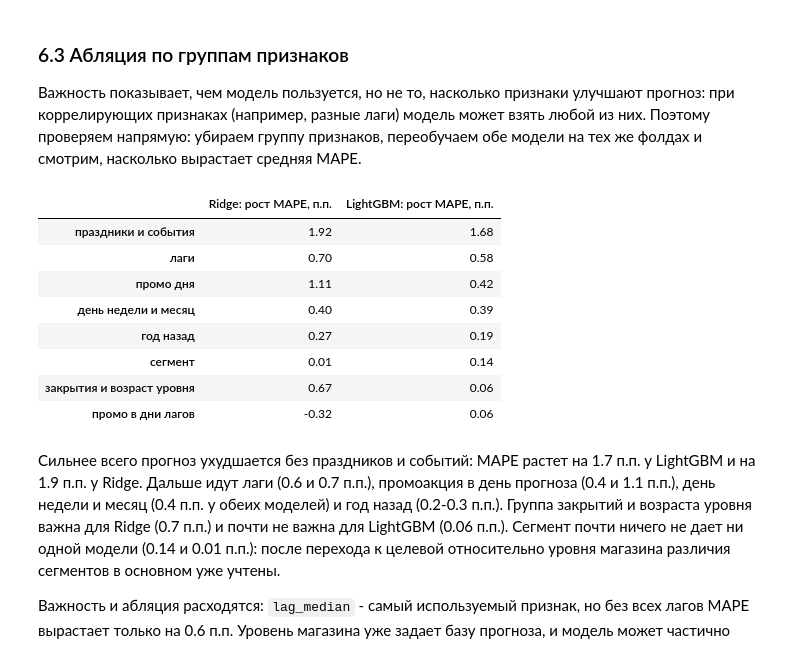
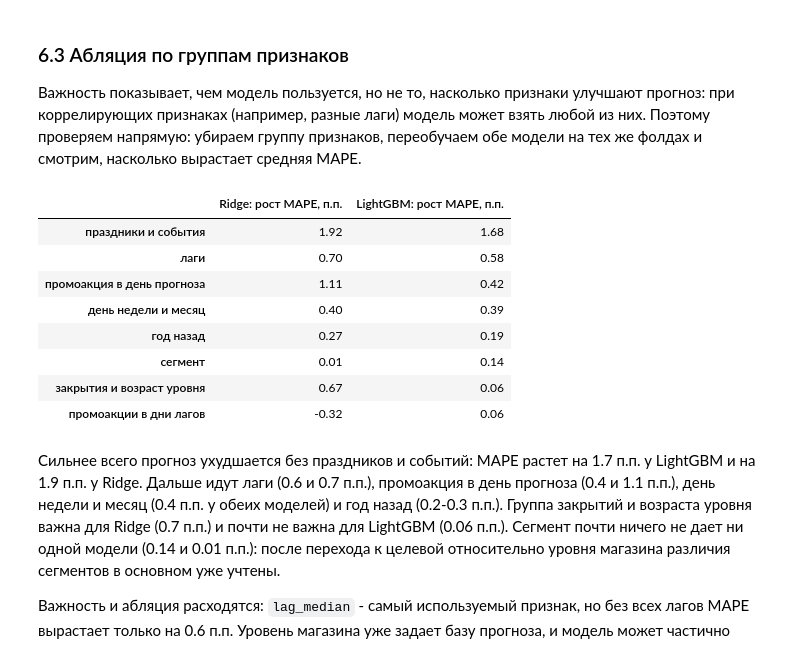
Before and after one commit to e-plakutina/customers-prediction-service, a Jupyter notebook: notebooks/03_modeling.ipynb, the cells around one changed output. Drawn from its saved outputs; the diff is of its cells as text; code cells hidden in the pictures.

```diff
--- a/notebooks/03_modeling.ipynb
+++ b/notebooks/03_modeling.ipynb
@@ -145,13 +109,9 @@ holdout["day_status"].value_counts().rename("дней").to_frame()
 
 Для выбора признаков и гиперпараметров используем 3 фолда по 6 недель с расширяющимся окном: модель для каждого фолда обучается на всех данных до его начала. Фолды выбраны так, чтобы проверить разные условия: зимний - рождественский период, весенний - Пасха и майские праздники, летний - последние 6 недель трейна, ближайшие к отложенному периоду. Для сравнения в таблицу добавлен отложенный период.
 # %%
-FOLDS = pd.DataFrame({
-    "fold": ["зима", "весна", "лето"],
-    "start": pd.to_datetime(["2014-12-06", "2015-03-28", "2015-05-09"]),
-    "end": pd.to_datetime(["2015-01-16", "2015-05-08", "2015-06-19"]),
-})
-periods = pd.concat([FOLDS, pd.DataFrame({"fold": ["отложенный"], "start": [TEST_START], "end": [HOLDOUT_END]})],
-                    ignore_index=True)
+# фолды заданы в пакете: src/customers_prediction/validation.py
+periods = pd.DataFrame([{"fold": fold.name, "start": fold.start, "end": fold.end} for fold in FOLDS]
+                       + [{"fold": "отложенный", "start": TEST_START, "end": HOLDOUT_END}])
 
 is_holiday = calendar["StateHoliday"].astype("string").fillna("0").ne("0")
 holiday_dates = np.sort(calendar.loc[is_holiday, "Date"].unique())
@@ -294,10 +230,10 @@ pd.DataFrame(rows).set_index(["fold", "бейзлайн"]).round(1)
 **Для модели:** у этих магазинов в начале 2015 года нет недавней истории, и модель столкнется с той же проблемой, что и бейзлайн (лаги не протягиваются через пробел выгрузки).
 # %%
 rows = []
-for fold in FOLDS.itertuples():
-    days = period_days(fold.start, fold.end)
+for fold in FOLDS:
+    days = period_days(calendar, fold.start, fold.end)
     for name in BASELINES:
-        rows.append({"fold": fold.fold, "бейзлайн": name,
+        rows.append({"fold": fold.name, "бейзлайн": name,
                      **metrics(days["customers_clean"], baselines.loc[days.index, name])})
 baseline_scores = pd.DataFrame(rows)
 
@@ -322,7 +258,7 @@ summary.sort_index(axis=1, level=0, sort_remaining=False).round(1)
 # %% [markdown]
 Проверим вывод раздела 3.2 ноутбука `02_eda`: лаг 7 должен систематически ошибаться из-за чередования наличия/отсутствия промоакций. Если неделю назад фаза промоакции была другой, лаг 7 занижает прогноз в дни с промоакцией и завышает в дни без промоакции. Поэтому сравниваем не только среднюю абсолютную ошибку, но и среднюю ошибку со знаком, выраженную в процентах от фактического значения. Положительное смещение означает, что бейзлайн в среднем завышает прогноз, отрицательное - занижает.
 # %%
-folds_days = pd.concat([period_days(f.start, f.end).assign(fold=f.fold) for f in FOLDS.itertuples()])
+folds_days = pd.concat([period_days(calendar, f.start, f.end).assign(fold=f.name) for f in FOLDS])
 y = folds_days["customers_clean"].astype(float)
 errors = pd.concat([
     pd.DataFrame({"бейзлайн": name, "fold": folds_days["fold"],
@@ -830,22 +637,15 @@ lgbm_table.head(10).round(2)
 
 Сравниваем бейзлайны раздела 2 и обе модели с выбранными гиперпараметрами на одних и тех же открытых днях фолдов. Улучшение - на сколько процентов модель уменьшает среднюю по фолдам ошибку бейзлайна.
 # %%
-def lgbm_fit_predict(params: dict):
-    def fit_predict(X_train, y_train, X_test):
-        return make_lgbm(**params).fit(X_train, y_train).predict(X_test)
-    return fit_predict
-
-
-predictions = {name: pd.concat([pd.DataFrame({"fold": f.fold, "pred": baselines.loc[period_days(f.start, f.end).index, name]})
-                                for f in FOLDS.itertuples()]) for name in BASELINES}
-predictions["Ridge"] = fold_predictions(ridge_fit_predict(RIDGE_ALPHA))
-predictions["LightGBM"] = fold_predictions(lgbm_fit_predict(LGBM_PARAMS))
+predictions = {name: baseline_folds(baselines, calendar, name) for name in BASELINES}
+predictions["Ridge"] = run_folds(features, calendar, lambda: make_ridge(levels, FEATURES, RIDGE_ALPHA), FEATURES)
+predictions["LightGBM"] = run_folds(features, calendar, lambda: make_lgbm(levels, **LGBM_PARAMS), FEATURES)
 MODELS = list(predictions)
 
-scores = pd.concat({name: fold_scores(pred) for name, pred in predictions.items()}, names=["модель", "fold"])
+scores = pd.concat({name: fold_scores(pred, calendar) for name, pred in predictions.items()}, names=["модель", "fold"])
 comparison = scores.unstack("fold").reindex(MODELS)
 comparison = comparison.reindex(columns=pd.MultiIndex.from_product(
-    [["MAE", "MAPE, %", "WAPE, %"], list(FOLDS["fold"]) + ["среднее"]]))
+    [["MAE", "MAPE, %", "WAPE, %"], FOLD_NAMES + ["среднее"]]))
 display(comparison.round(1))
 
 mean_scores = scores.xs("среднее", level="fold")
@@ -937,37 +737,39 @@ plt.show()
 # %%
 FEATURE_GROUPS = {
     "лаги": ["lag_7", "lag_14", "lag_21", "lag_28", "lag_filled", "lag_filled_weeks", "lag_median"],
-    "промо в дни лагов": [f"promo_lag_{7 * w}" for w in LAG_WEEKS],
-    "промо дня": ["Promo"],
+    "промоакции в дни лагов": PROMO_LAGS,
+    "промоакция в день прогноза": ["Promo"],
     "год назад": ["rel_364"],
     "праздники и события": ["next_holiday", "prev_holiday", "easter_day", "christmas_day", "carnival_day"],
     "закрытия и возраст уровня": ["days_since_reopen", "days_to_long_closure", "level_age"],
     "день недели и месяц": ["DayOfWeek", "month"],
     "сегмент": ["segment"],
 }
 assert sorted(sum(FEATURE_GROUPS.values(), [])) == sorted(FEATURES), "группы должны покрывать все признаки"
 
 full_mape = {"Ridge": mean_scores.loc["Ridge", "MAPE, %"], "LightGBM": mean_scores.loc["LightGBM", "MAPE, %"]}
 ablation = {}
 for group, columns in FEATURE_GROUPS.items():
     kept = [c for c in FEATURES if c not in columns]
     ablation[group] = {
-        "Ridge": fold_scores(fold_predictions(ridge_fit_predict(RIDGE_ALPHA), kept)).loc["среднее", "MAPE, %"],
-        "LightGBM": fold_scores(fold_predictions(lgbm_fit_predict(LGBM_PARAMS), kept)).loc["среднее", "MAPE, %"],
+        "Ridge": fold_scores(run_folds(features, calendar, lambda: make_ridge(levels, kept, RIDGE_ALPHA), kept),
+                             calendar).loc["среднее", "MAPE, %"],
+        "LightGBM": fold_scores(run_folds(features, calendar, lambda: make_lgbm(levels, **LGBM_PARAMS), kept),
+                                calendar).loc["среднее", "MAPE, %"],
     }
 ablation = pd.DataFrame(ablation).T
 ablation_delta = (ablation - pd.Series(full_mape)).rename(columns=lambda c: f"{c}: рост MAPE, п.п.")
 ablation_delta.sort_values("LightGBM: рост MAPE, п.п.", ascending=False).round(2)
 # %% [output]
 |  | Ridge: рост MAPE, п.п. | LightGBM: рост MAPE, п.п. |
 | праздники и события | 1.92 | 1.68 |
 | лаги | 0.70 | 0.58 |
-| промо дня | 1.11 | 0.42 |
+| промоакция в день прогноза | 1.11 | 0.42 |
 | день недели и месяц | 0.40 | 0.39 |
 | год назад | 0.27 | 0.19 |
 | сегмент | 0.01 | 0.14 |
 | закрытия и возраст уровня | 0.67 | 0.06 |
-| промо в дни лагов | -0.32 | 0.06 |
+| промоакции в дни лагов | -0.32 | 0.06 |
 # %% [markdown]
 Сильнее всего прогноз ухудшается без праздников и событий: MAPE растет на 1.7 п.п. у LightGBM и на 1.9 п.п. у Ridge. Дальше идут лаги (0.6 и 0.7 п.п.), промоакция в день прогноза (0.4 и 1.1 п.п.), день недели и месяц (0.4 п.п. у обеих моделей) и год назад (0.2-0.3 п.п.). Группа закрытий и возраста уровня важна для Ridge (0.7 п.п.) и почти не важна для LightGBM (0.06 п.п.). Сегмент почти ничего не дает ни одной модели (0.14 и 0.01 п.п.): после перехода к целевой относительно уровня магазина различия сегментов в основном уже учтены.
 
```
Also changed, not shown: parts of 22 cells of this notebook, 12 other files.
